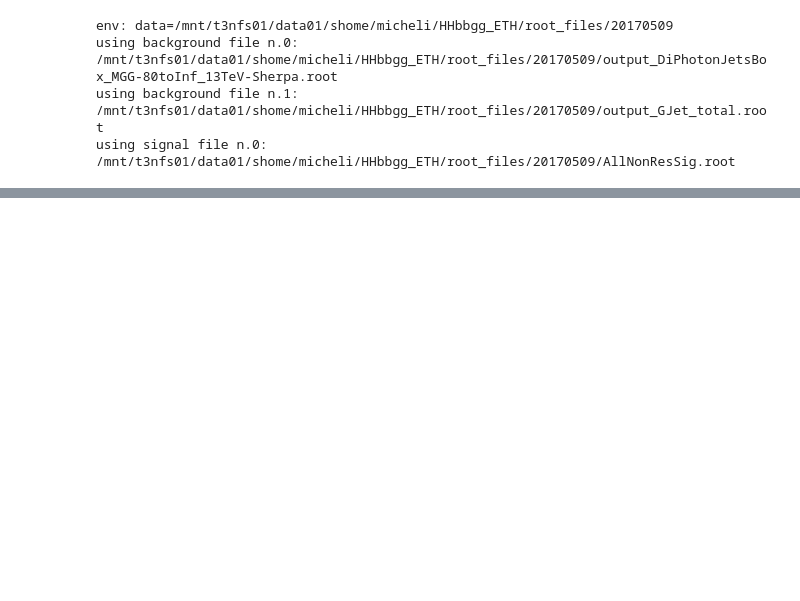
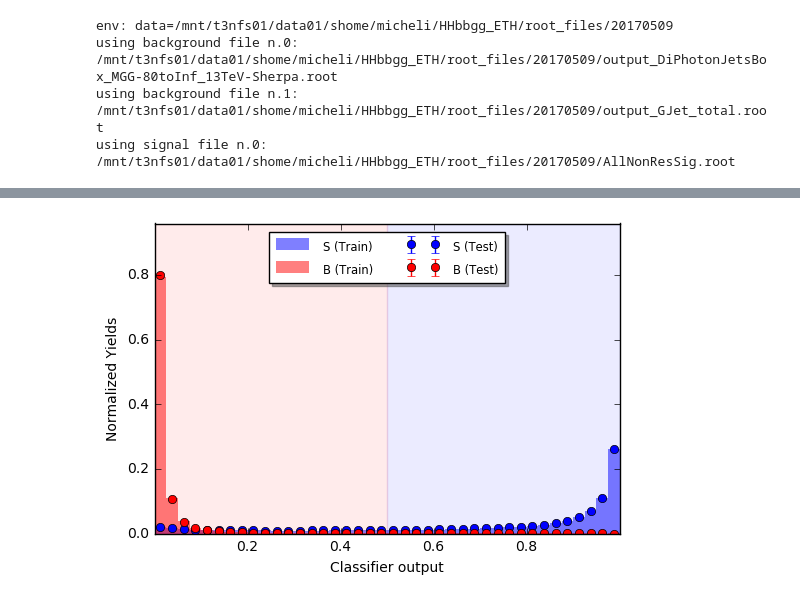
Before and after one commit to michelif/HHbbgg_ETH, a Jupyter notebook: Training/notebooks/trainMVAHHbbgg_allMC.ipynb, the cells around one changed output, grey strips where cells are left out. Saved outputs shown, nothing was run; the diff lists cells and outputs as text; code cells hidden in the pictures; blank space fills up the shorter version.

```diff
--- a/Training/notebooks/trainMVAHHbbgg_allMC.ipynb
+++ b/Training/notebooks/trainMVAHHbbgg_allMC.ipynb
@@ -100,0 +170,10 @@ print y_bkg
+# %%
+import matplotlib.pyplot as plt
+
+X_total_test = utils.preprocessing.get_total_test_sample(pd.DataFrame(X_sig),pd.DataFrame(X_bkg))
+y_total_test = utils.preprocessing.get_total_test_sample(pd.DataFrame(y_sig),pd.DataFrame(y_bkg)).ravel()
+
+utils.plotting.plot_classifier_output(clf,X_total_train,X_total_test,y_total_train,y_total_test,outString="xbrg")
+plt.show()
+# %% [output]
+[figure, added]
```
Also changed, not shown: parts of 9 cells of this notebook, 2 other files.
